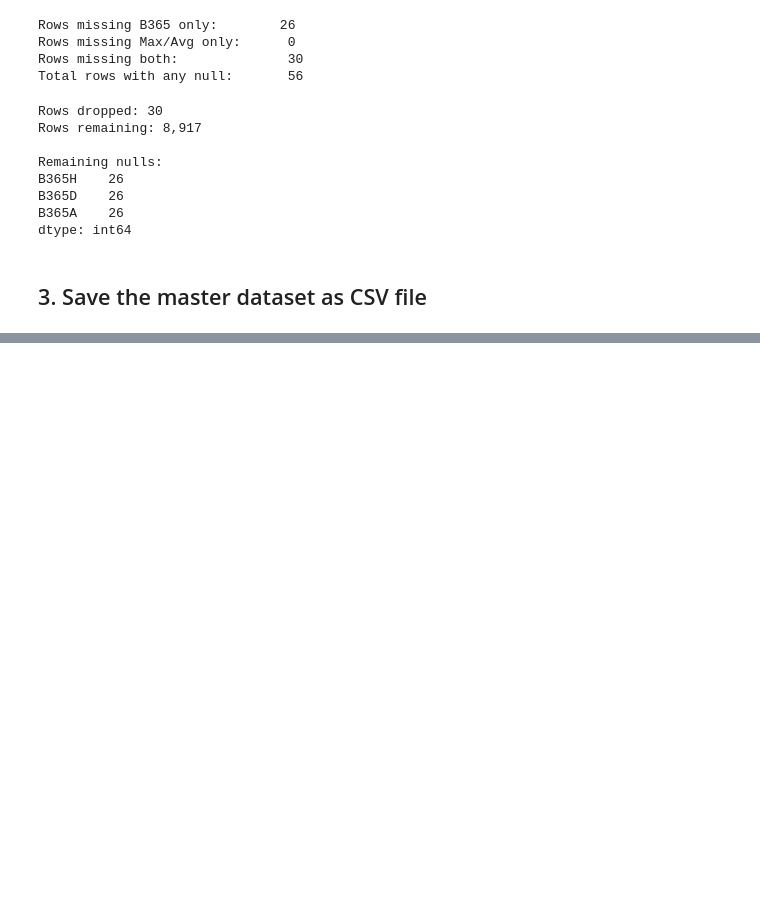
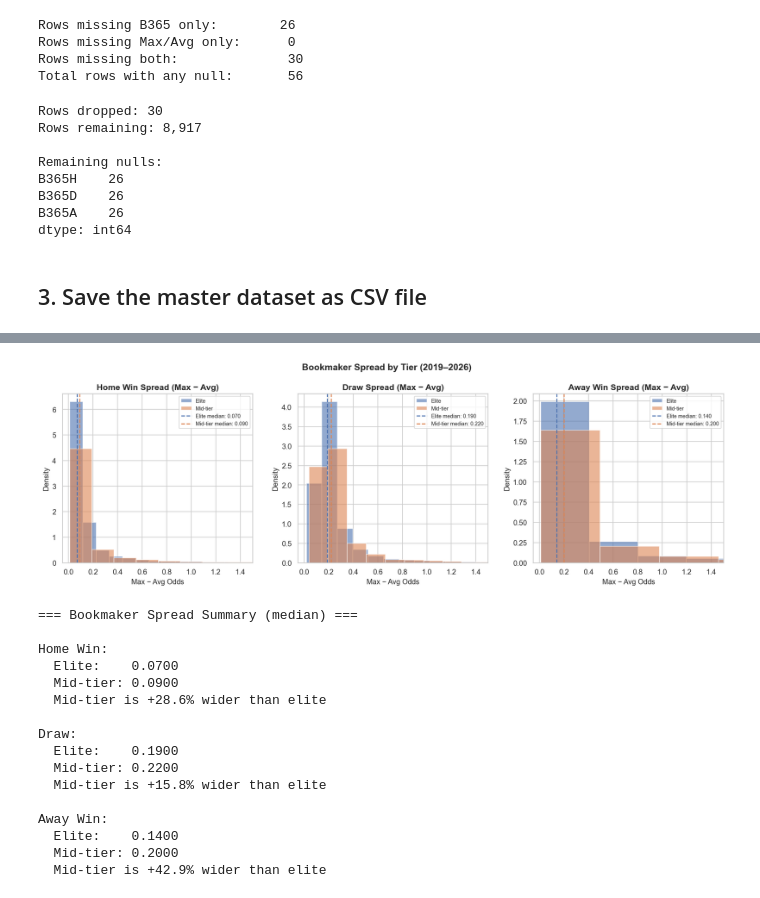
Before and after one commit to vladislavkivaev/football-betting-integrity-monitor, a Jupyter notebook: notebooks/01_eda.ipynb, the cells around one changed output, grey strips where cells are left out. Cells and saved outputs as stored; diff of their text form; code cells hidden in the pictures; blank space fills up the shorter version.

```diff
--- a/notebooks/01_eda.ipynb
+++ b/notebooks/01_eda.ipynb
@@ -428,0 +526,60 @@ Preview:
+# %%
+fig, axes = plt.subplots(1, 3, figsize=(15, 5))
+
+outcomes = ['H', 'D', 'A']
+outcome_labels = {'H': 'Home Win', 'D': 'Draw', 'A': 'Away Win'}
+
+for ax, outcome in zip(axes, outcomes):
+    col = f'bookmaker_spread_{outcome}'
+
+    elite_data = master[master['tier'] == 'elite'][col].dropna()
+    mid_data = master[master['tier'] == 'mid_tier'][col].dropna()
+
+    ax.hist(elite_data, bins=60, alpha=0.6, label='Elite', color='#4C72B0', density=True)
+    ax.hist(mid_data, bins=60, alpha=0.6, label='Mid-tier', color='#DD8452', density=True)
+
+    ax.axvline(elite_data.median(), color='#4C72B0', linestyle='--', linewidth=1.5,
+               label=f'Elite median: {elite_data.median():.3f}')
+    ax.axvline(mid_data.median(), color='#DD8452', linestyle='--', linewidth=1.5,
+               label=f'Mid-tier median: {mid_data.median():.3f}')
+
+    ax.set_title(f'{outcome_labels[outcome]} Spread (Max − Avg)', fontweight='bold')
+    ax.set_xlabel('Max − Avg Odds')
+    ax.set_ylabel('Density')
+    ax.legend(fontsize=8)
+    ax.set_xlim(-0.05, 1.5)
+
+fig.suptitle('Bookmaker Spread by Tier (2019–2026)', fontsize=14, fontweight='bold')
+plt.tight_layout()
+plt.savefig('../data/processed/fig_02_bookmaker_spread_by_tier.png', bbox_inches='tight')
+plt.show()
+
+# Print summary stats
+print("=== Bookmaker Spread Summary (median) ===\n")
+for outcome in outcomes:
+    col = f'bookmaker_spread_{outcome}'
+    elite_med = master[master['tier'] == 'elite'][col].median()
+    mid_med = master[master['tier'] == 'mid_tier'][col].median()
+    diff_pct = ((mid_med - elite_med) / elite_med) * 100
+    print(f"{outcome_labels[outcome]}:")
+    print(f"  Elite:    {elite_med:.4f}")
+    print(f"  Mid-tier: {mid_med:.4f}")
+    print(f"  Mid-tier is {diff_pct:+.1f}% wider than elite\n")
+# %% [output]
+[figure, added]
+=== Bookmaker Spread Summary (median) ===
+
+Home Win:
+  Elite:    0.0700
+  Mid-tier: 0.0900
+  Mid-tier is +28.6% wider than elite
+
+Draw:
+  Elite:    0.1900
+  Mid-tier: 0.2200
+  Mid-tier is +15.8% wider than elite
+
+Away Win:
+  Elite:    0.1400
+  Mid-tier: 0.2000
+  Mid-tier is +42.9% wider than elite
```
Also changed, not shown: parts of 29 cells of this notebook.
